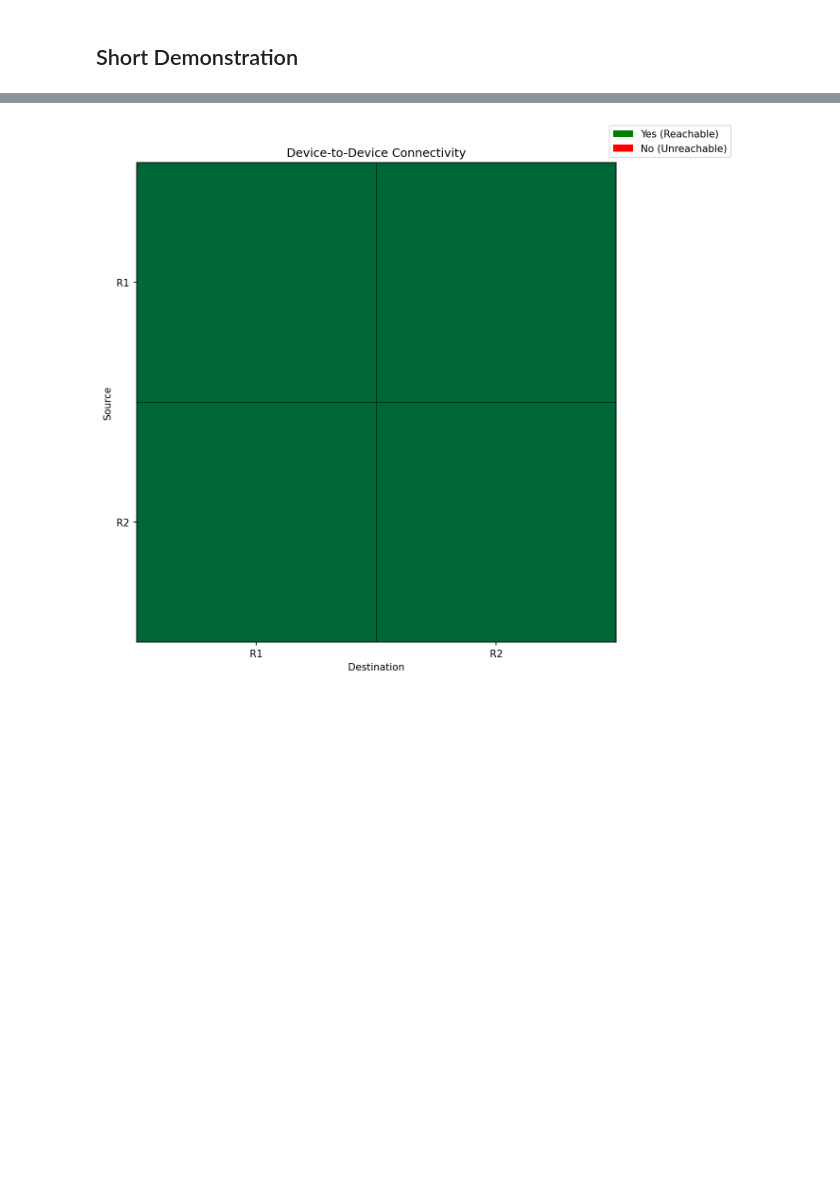
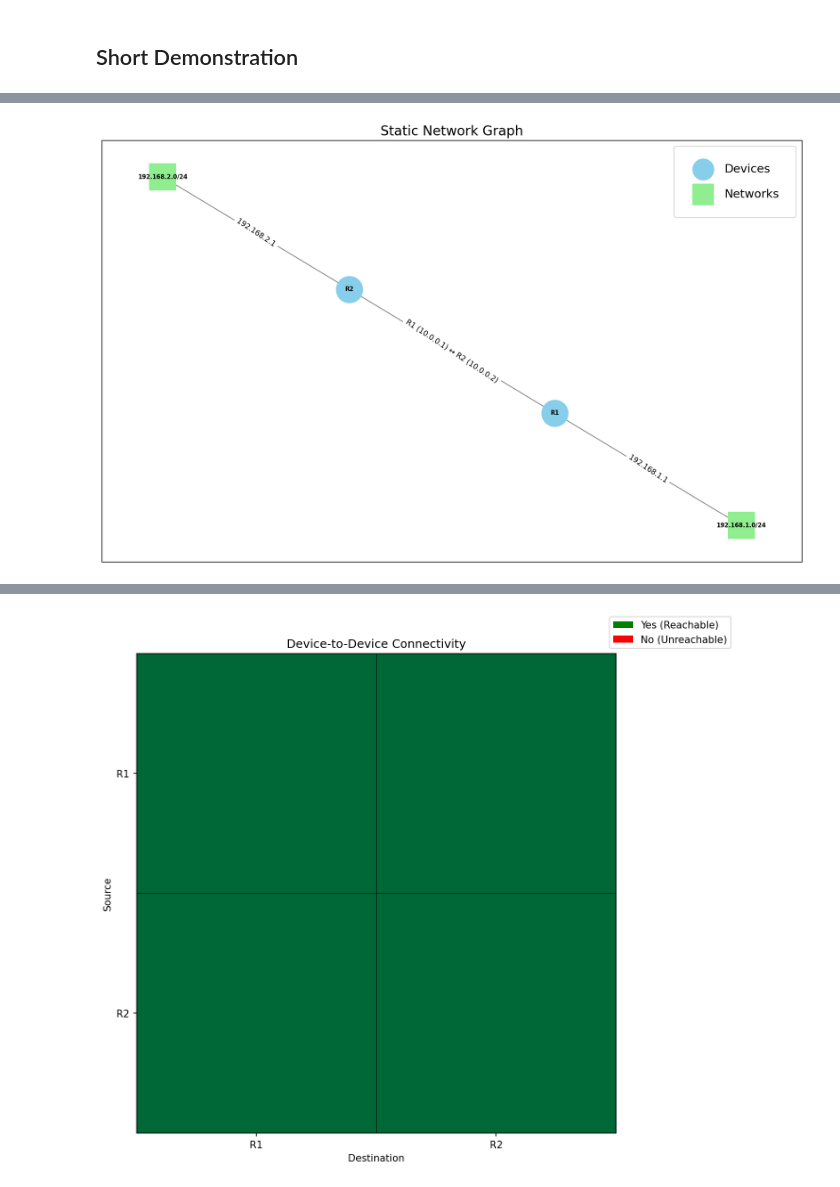
Before and after one commit to 48774861/Network-Automation-Configuration-Simulation-using-Python-and-NAPALM, a Jupyter notebook: networks_project2.ipynb, the cells around one changed output, grey strips where cells are left out. Saved outputs shown, nothing was run; the diff lists cells and outputs as text; code cells hidden in the pictures; blank space fills up the shorter version.

```diff
--- a/networks_project2.ipynb
+++ b/networks_project2.ipynb
@@ -306,0 +220,40 @@ def build_network_graph(config_file, draw=True):
+# %%
+def draw_static_network_graph(G):
+    plt.figure(figsize=(12, 8), dpi=150)
+
+    # Compute layout
+    pos = nx.spring_layout(G, seed=42, k=2, iterations=300)
+
+    # Separate device & network nodes
+    device_nodes = [n for n, d in G.nodes(data=True) if d["type"] == "device"]
+    network_nodes = [n for n, d in G.nodes(data=True) if d["type"] == "network"]
+
+    # Draw nodes and edges
+    nx.draw_networkx_nodes(G, pos, nodelist=device_nodes,
+                           node_color="skyblue", node_size=1000, label="Devices")
+    nx.draw_networkx_nodes(G, pos, nodelist=network_nodes,
+                           node_color="lightgreen", node_shape="s", node_size=1000, label="Networks")
+    nx.draw_networkx_edges(G, pos, edge_color="gray")
+    nx.draw_networkx_labels(G, pos, font_size=7, font_weight="bold")
+
+    # Build edge labels
+    edge_labels = {}
+    for u, v, d in G.edges(data=True):
+        if "network" not in d:
+            edge_labels[(u, v)] = d.get("ip", "")
+        else:
+            iface_pair, ip_pair = d.get("interfaces", ""), d.get("ips", "")
+            if "↔" in iface_pair and "↔" in ip_pair:
+                ip1, ip2 = ip_pair.split("↔")
+                edge_labels[(u, v)] = f"{u} ({ip1.strip()}) ↔ {v} ({ip2.strip()})"
+            else:
+                edge_labels[(u, v)] = d.get("network", "")
+
+    nx.draw_networkx_edge_labels(G, pos, edge_labels=edge_labels, font_size=9)
+
+    # Final styling
+    plt.title("Static Network Graph", fontsize=16)
+    plt.legend(loc='upper right', fontsize=14,
+               markerscale=0.8, borderpad=1.5, labelspacing=1.2)
+    plt.tight_layout(rect=[0, 0.05, 1, 1])
+    plt.show()
@@ -491,4 +425,8 @@ FACTS:
 INTERFACES:
 {'eth0': {'is_up': True, 'ip': '10.0.0.2/30'},
  'eth1': {'is_up': True, 'ip': '192.168.2.1/24'}}
+# %%
+draw_static_network_graph(G)
+# %% [output]
+[figure, added]
 # %%
```
Also changed, not shown: parts of 25 cells of this notebook.
